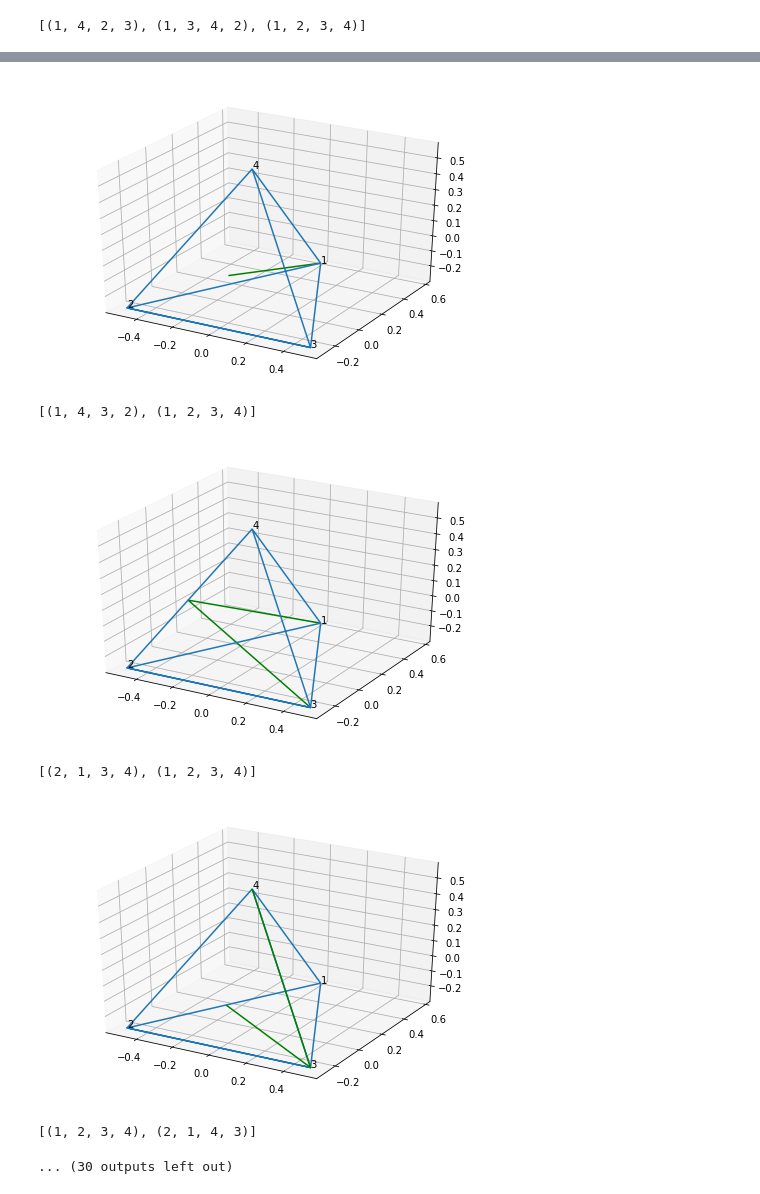
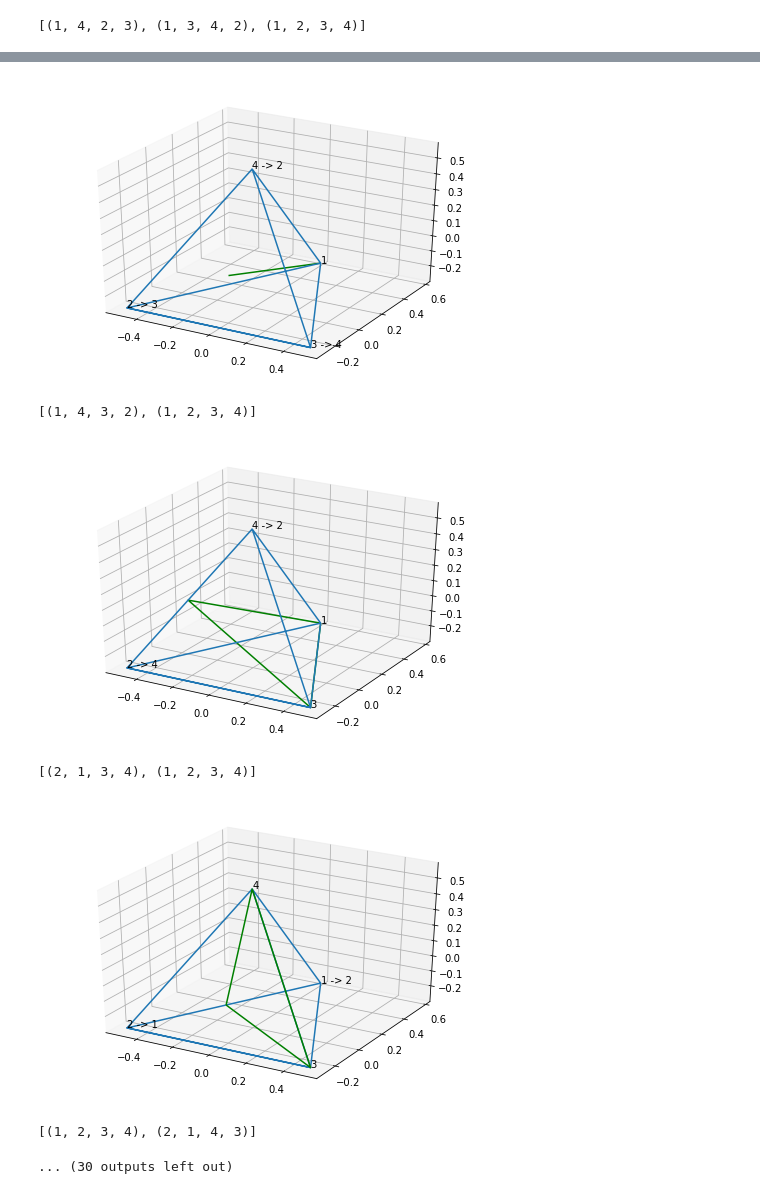
Before and after one commit to Vogul/Groups, a Jupyter notebook: tetrahedron.ipynb, the cells around one changed output, grey strips where cells are left out. Cells and saved outputs as stored; diff of their text form; code cells hidden in the pictures.

```diff
--- a/tetrahedron.ipynb
+++ b/tetrahedron.ipynb
@@ -58,7 +58,7 @@ class G:
             print()
 
     def check(self):
-        """ Verify group axioms """
+        """ Verify some group's axioms """
         self.o = None
         M = set(x for x in self.l)
         for i in range(0, len(self.l)):
@@ -74,20 +74,20 @@ class G:
             return True
 
     def subGroups(self):
-
-        for i in range(0, len(self.l)):
-            if self.l[i] != self.o:
-                sg = set()
+        """ Find primitive subgroups by member orbit find"""
+        for i in range(0, len(self.l)): # for any group's member
+            if self.l[i] != self.o:     # if that member isn't neutral
+                sg = set()              # Prepare subgroup's set
+                sg.add(self.o)          # Add mandatory neautral element
                 next = self.l[i]
-                sg.add(self.o)
-                sg.add(next)
-                for j in range(0, len(self.l)):
-                    ln = len(sg)
-                    next = (e(next)*e(self.l[i])).x
-                    sg.add(next)
-                    if ln == len(sg):
-                        sG = G()
-                        for x in sg:
+                sg.add(next)            # Add processed member
+                for j in range(0, len(self.l)):      # Cycle must be less than member count
+                    ln = len(sg)                     # Save current cardinality
+                    next = (e(next)*e(self.l[i])).x  # Get new member
+                    sg.add(next)                     # Add new member to subgroup's set
+                    if ln == len(sg):                # if cardinality not changed then member orbit found
+                        sG = G()                     # Create groups object for subgroup
+                        for x in sg:                 # Add members from set
                             sG.addl(x, self.en[x])
                         sG.setm()
                         if sG.check():
@@ -98,7 +98,9 @@ class G:
                             if new:
                                 self.sgl.append(sG)
                             break
+
 def plot_tetra(l1,l2):
+    """ Plot tetrahedron with axe or plane of transmutation symmetry """
     fig=plt.figure()
     ax = Axes3D(fig)
 
@@ -113,29 +115,33 @@ def plot_tetra(l1,l2):
     z = np.array([Z[1], Z[2], Z[3], Z[4], Z[1], Z[3], Z[2], Z[4]])
 
     for t in range(1, 5):
-        ax.text(X[t], Y[t], Z[t], str(t))
+        if l1[t-1] != l2[t-1]:
+            ax.text(X[t], Y[t], Z[t], str(l1[t-1])+" -> "+str(l2[t-1]))
+        else:
+            ax.text(X[t], Y[t], Z[t], str(l1[t-1]))
 
     ax.plot_wireframe(x, y, z)
 
-    cl = []
-    us = set()
     lx = []
     ly = []
     lz = []
 
+    # Decomposition transmutation into cycles
+    cl = []
+    us = set()
     for i, v in enumerate(l1):
-        s_cycle = v
-        p_cycle = 0
+        p = 0
         j = i
         lc = set()
-        while s_cycle != p_cycle and not (s_cycle in us):
-            p_cycle = l2[j]
-            j = l1.index(p_cycle)
-            lc.add(p_cycle)
-            us.add(p_cycle)
-        if p_cycle != 0:
+        while v != p and not (v in us):
+            p = l2[j]
+            j = l1.index(p)
+            lc.add(p)
+            us.add(p)
+        if p != 0:
             cl.append(lc)
 
+    # Plot Axe or Plane of transmutation's symmetry
     if len(cl) > 1:
         for i, k in enumerate(cl):
             dx = 0
@@ -149,11 +155,13 @@ def plot_tetra(l1,l2):
             ly.append(dy/len(k))
             lz.append(dz/len(k))
 
-        Odx = np.array(lx)
-        Ody = np.array(ly)
-        Odz = np.array(lz)
+        # Close plane contour
+        if len(lx) > 2:
+            lx.append(lx[0])
+            ly.append(ly[0])
+            lz.append(lz[0])
 
-        ax.plot_wireframe(Odx, Ody, Odz, color="green")
+        ax.plot_wireframe(np.array(lx), np.array(ly), np.array(lz), color="green")
 
     plt.show()
 
@@ -189,7 +197,7 @@ for sg in g.sgl:
-[figure, old version]
+[figure, new version]
 [(1, 4, 3, 2), (1, 2, 3, 4)]
-[figure, old version]
+[figure, new version]
 [(2, 1, 3, 4), (1, 2, 3, 4)]
-[figure, old version]
+[figure, new version]
 [(1, 2, 3, 4), (2, 1, 4, 3)]
 ... (30 outputs left out)
```
Also changed, not shown: parts of 1 cell of this notebook.
